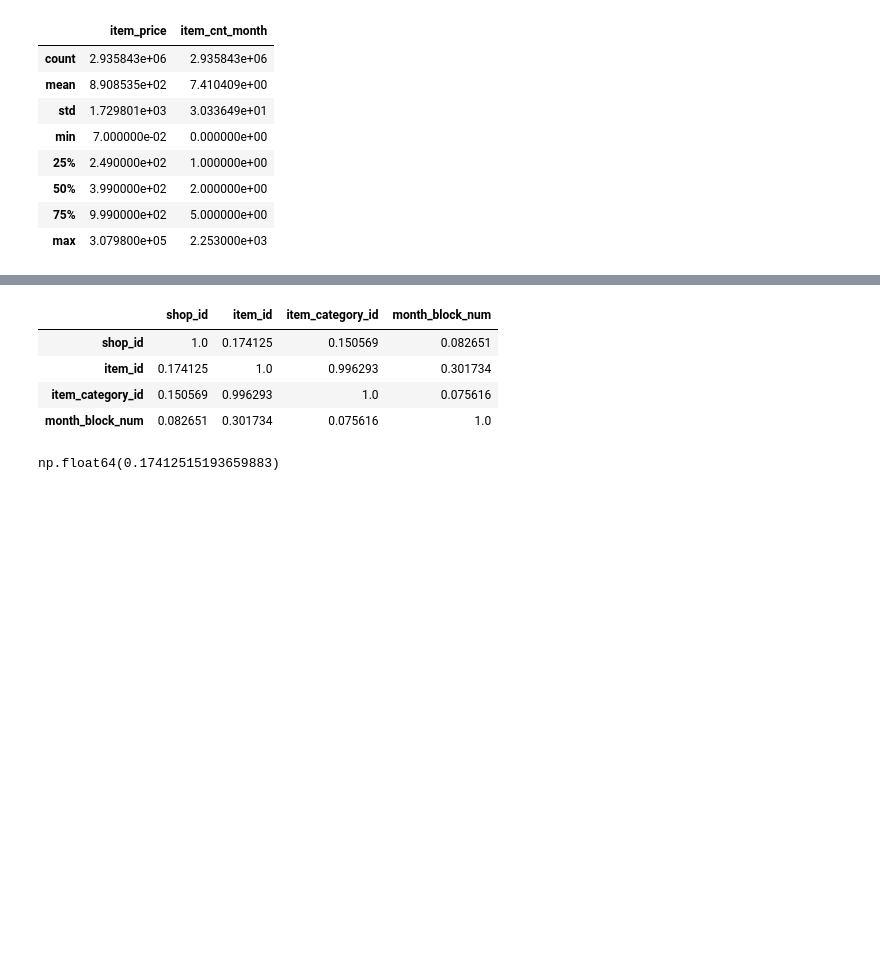
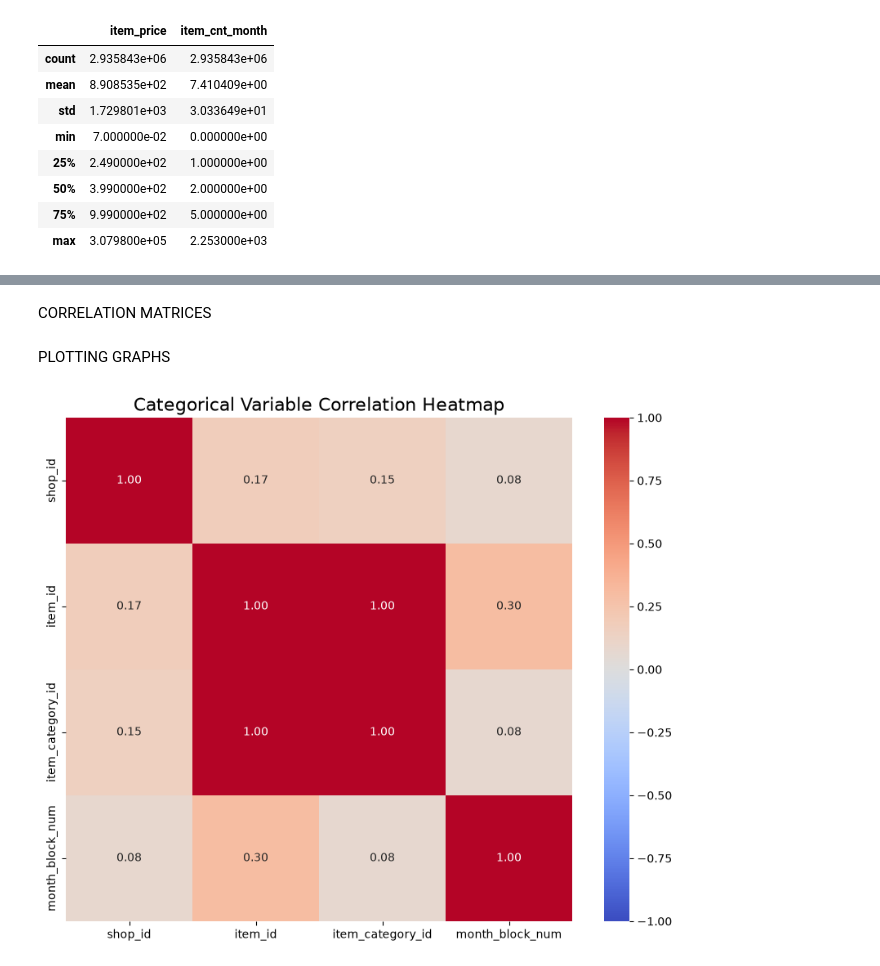
Before and after one commit to Dan23ws12/Kaggle-Predict-Future-Sales, a Jupyter notebook: src/exploratory_data_analysis.ipynb, the cells around one changed output, grey strips where cells are left out. Saved outputs shown, nothing was run; the diff lists cells and outputs as text; code cells hidden in the pictures; blank space fills up the shorter version.

Commit message:
changed definition of get_nominal_var_corr_matrix to make it run faster, removed numerical correlation matrix and added a few imports

```diff
--- a/src/exploratory_data_analysis.ipynb
+++ b/src/exploratory_data_analysis.ipynb
@@ -56,16 +58,18 @@ def get_nominal_var_corr_matrix() -> pd.DataFrame:
             # matrix diagonal case (in correlation matrix)
             # m at row i and column i is ~1.00
             if (i == j):
-                corr_matrix.loc[vari, varj] = cramer_v(sales[vari], sales[varj])
+                corr_values.get(i).append(cramer_v(sales[vari], sales[varj]))
             # we haven't calculated corr(vari, varj)
+            # when i > j, value at m row i and column j has been
+            #appended in prior iteration
             elif (i < j):
-                corr_coef = cramer_v(sales[vari], sales[varj])
-                #store correlation  in dict
-                corr_matrix.loc[vari, varj] = corr_coef
-                corr_matrix.loc[varj, vari] = corr_coef
+                corr_coef = cramer_v(sales[varj], sales[vari])
+                #store correlation coefficient  in dict
+                corr_values.get(i).append(corr_coef)
+                corr_values.get(j).append(corr_coef)
 
-
-
+    for k in range(num_cat_vars):
+        corr_matrix[cat_cols[k]] = corr_values.get(k)
     return corr_matrix
 # %%
 
@@ -157,12 +135,14 @@ for var1 in cat_cols:
-# %%
-corr_matrix2
-# %% [output]
-|  | shop_id | item_id | item_category_id | month_block_num |
-| shop_id | 1.0 | 0.174125 | 0.150569 | 0.082651 |
-| item_id | 0.174125 | 1.0 | 0.996293 | 0.301734 |
-| item_category_id | 0.150569 | 0.996293 | 1.0 | 0.075616 |
-| month_block_num | 0.082651 | 0.301734 | 0.075616 | 1.0 |
-# %%
-cramer_v(sales["shop_id"], sales["item_id"])
-# %% [output]
-np.float64(0.17412515193659883)
+# %% [markdown]
+CORRELATION MATRICES
+# %%
+#correlation matrix of categorical variables
+cat_corr_matrix = get_nominal_var_corr_matrix()
+# %% [markdown]
+PLOTTING GRAPHS
+# %%
+plt.figure(figsize=(10, 8))
+sns.heatmap(cat_corr_matrix, cmap='coolwarm', annot=True, fmt=".2f", vmin=-1, vmax=1, center=0)
+plt.title("Categorical Variable Correlation Heatmap", fontsize=16)
+plt.show()
+# %% [output]
+[figure, added]
```
Also changed, not shown: parts of 6 cells of this notebook.
